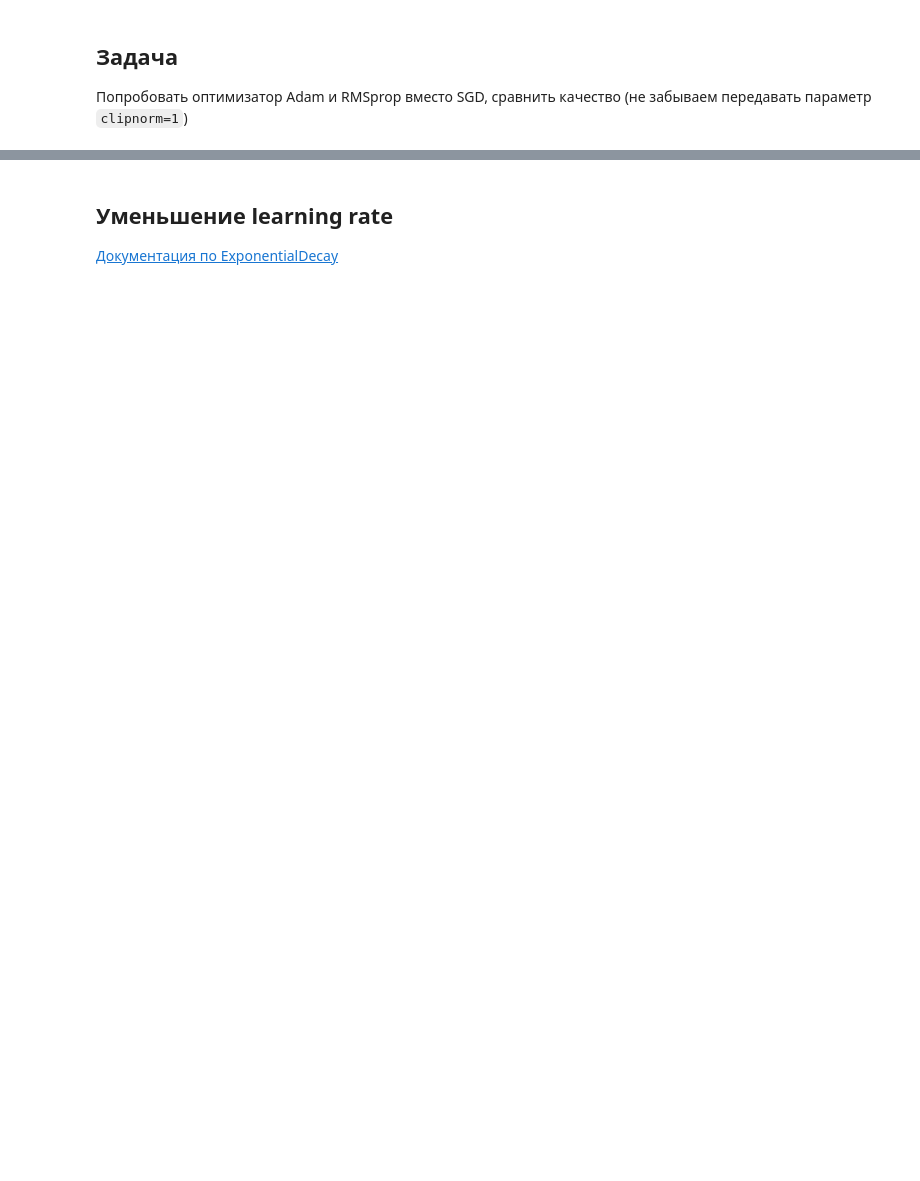
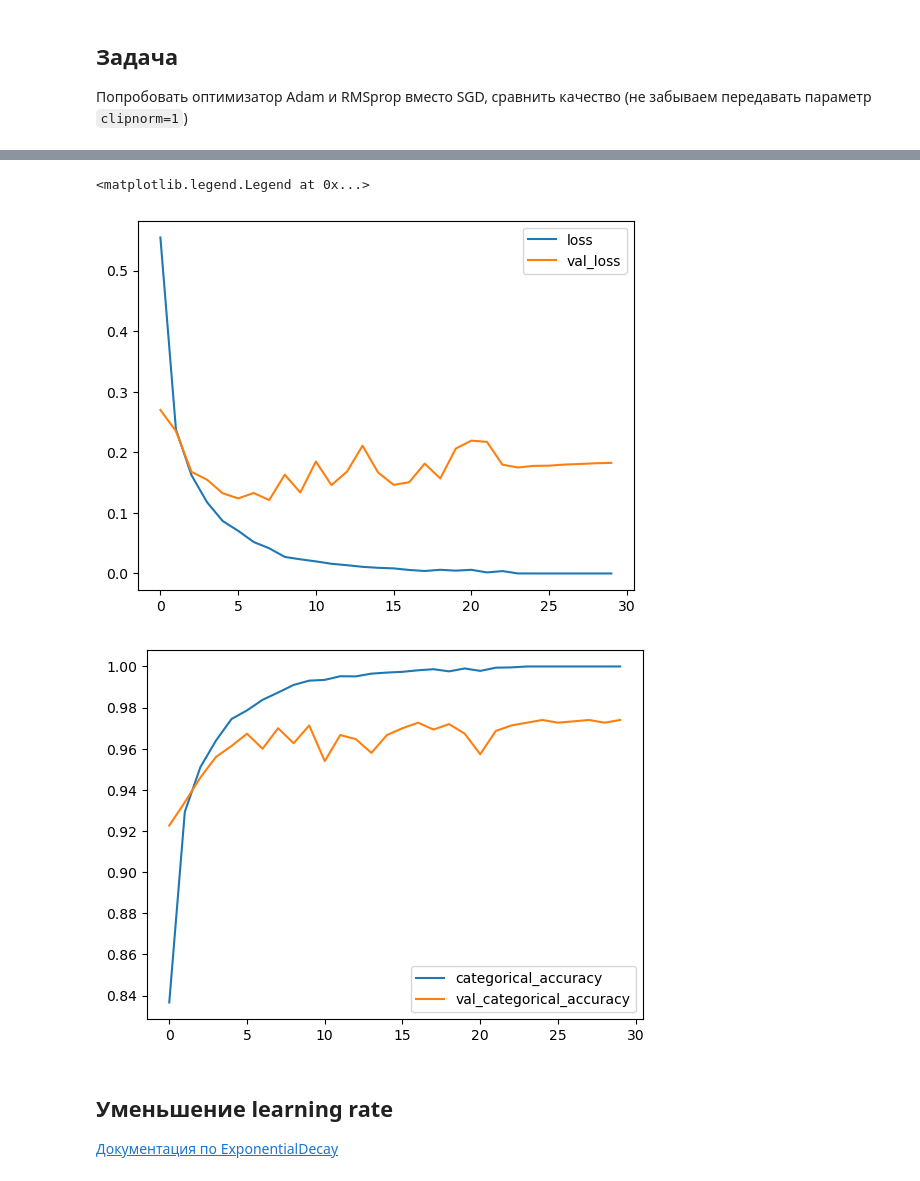
Before and after one commit to svkov/hse_ml_course_2024, a Jupyter notebook: lesson_14/16-image-processing-practice.ipynb, the cells around one changed output, grey strips where cells are left out. Drawn from its saved outputs; the diff is of its cells as text; code cells hidden in the pictures; blank space fills up the shorter version.

```diff
--- a/lesson_14/16-image-processing-practice.ipynb
+++ b/lesson_14/16-image-processing-practice.ipynb
@@ -235,0 +299,30 @@ from tensorflow.keras.optimizers import RMSprop
+# %%
+from tensorflow.keras.optimizers import Adam
+from tensorflow.keras.optimizers import RMSprop
+# Ваш код здесь
+
+
+model = Sequential(
+    [
+     Dense(128, input_shape=(X.shape[1],), activation='relu'),
+     Dense(128, activation='relu'),
+     Dense(128, activation='relu'),
+
+     Dense(10, activation='softmax')
+    ]
+)
+model.compile(optimizer=RMSprop(clipnorm=1), loss=categorical_crossentropy, metrics=[categorical_accuracy])
+
+history = model.fit(x_train, y_train, batch_size=100, epochs=30, validation_split=0.1)
+
+plt.figure()
+plt.plot(history.history['loss'])
+plt.plot(history.history['val_loss'])
+legend_list = ['loss', 'val_loss']
+plt.legend(legend_list)
+
+plt.figure()
+plt.plot(history.history['categorical_accuracy'])
+plt.plot(history.history['val_categorical_accuracy'])
+plt.legend(['categorical_accuracy', 'val_categorical_accuracy'])
+# %% [output]
@@ -236,3 +347,6 @@ from tensorflow.keras.optimizers import RMSprop
+<matplotlib.legend.Legend at 0x...>
+[figure, added]
+[figure, added]
 # %% [markdown]
 ## Уменьшение learning rate
 
```
Also changed, not shown: parts of 26 cells of this notebook, 2 other files.
